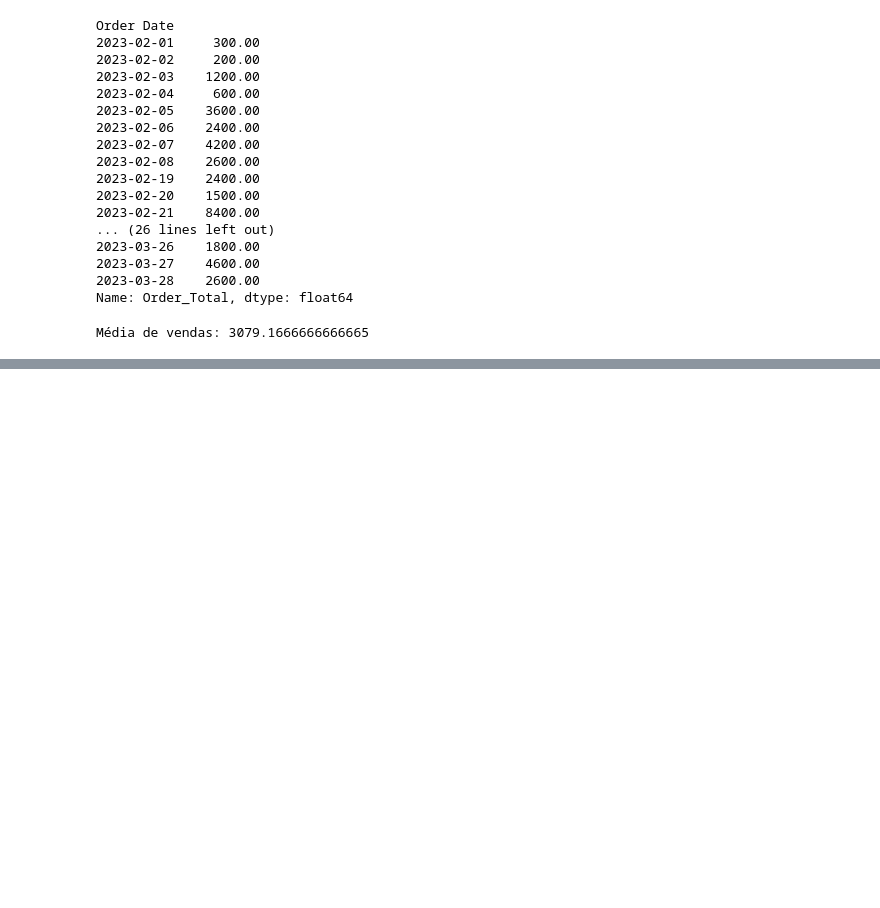
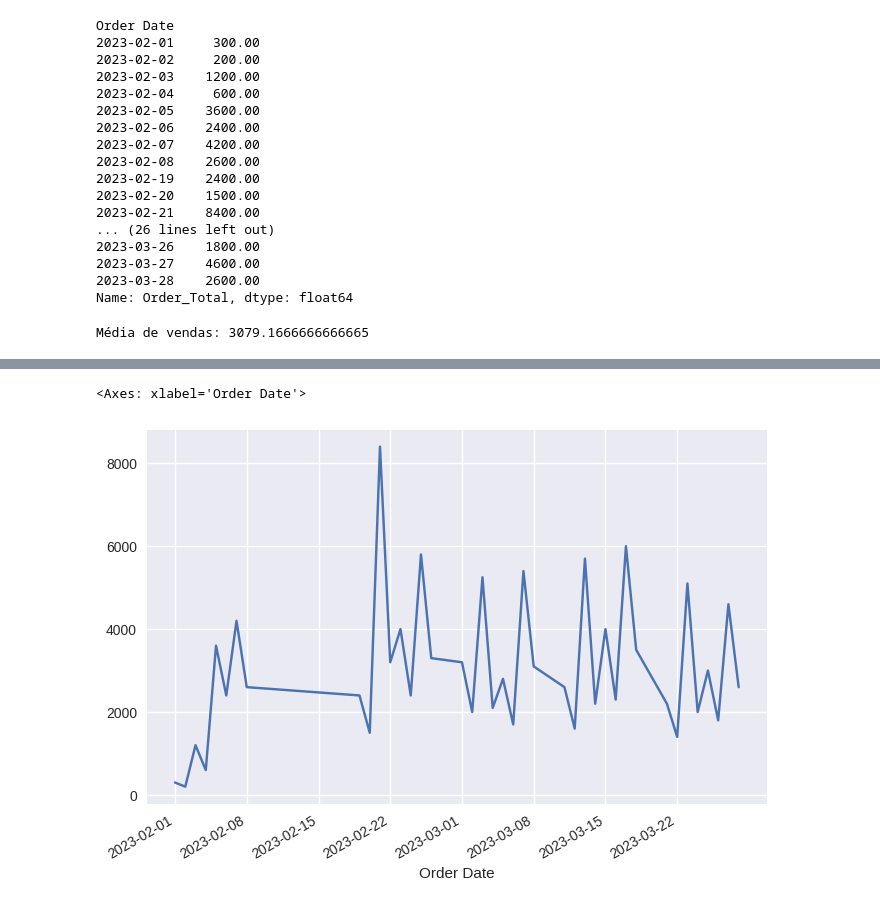
Before and after one commit to cibelemoraes/Ci-ncia-de-dados, a Jupyter notebook: Análise_Exploratória_Pandas.ipynb, the cells around one changed output, grey strips where cells are left out. Saved outputs shown, nothing was run; the diff lists cells and outputs as text; code cells hidden in the pictures; blank space fills up the shorter version.

```diff
--- a/Análise_Exploratória_Pandas.ipynb
+++ b/Análise_Exploratória_Pandas.ipynb
@@ -102,0 +173,7 @@ Média de vendas: 3079.1666666666665
+# %%
+#Média total de pedidos ao longo do tempo
+
+df.groupby('Order Date')['Order_Total'].mean().plot(kind='line')
+# %% [output]
+<Axes: xlabel='Order Date'>
+[figure, added]
```
Also changed, not shown: parts of 9 cells of this notebook.
